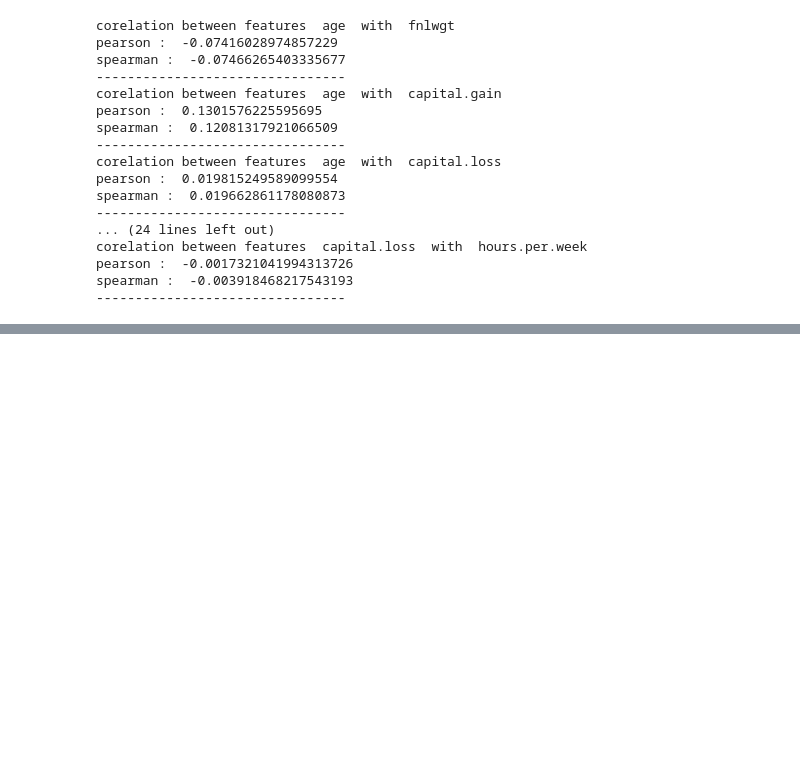
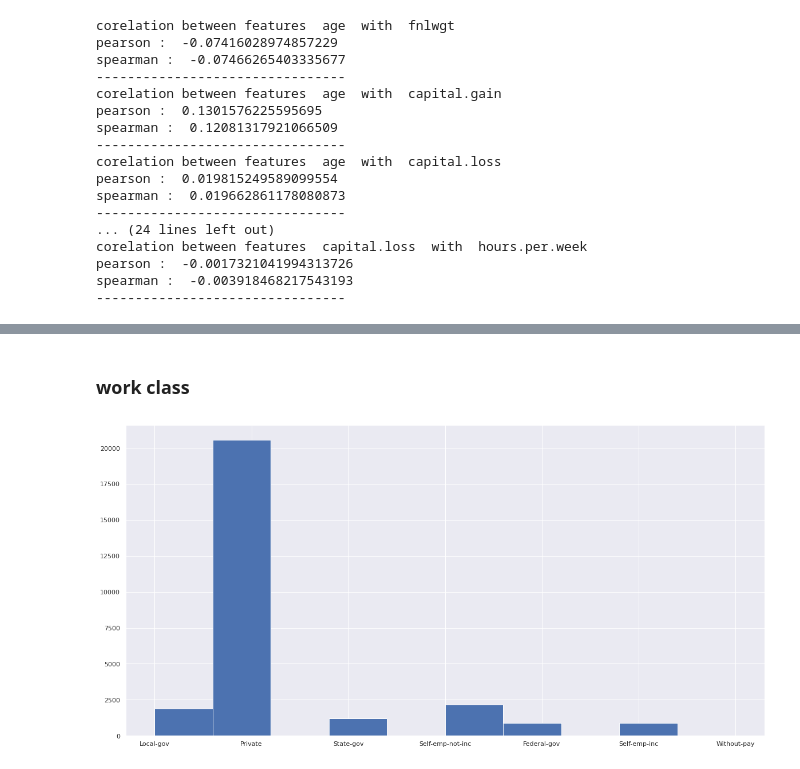
Before and after one commit to nicholasanthonys/tubes-probabilias-statistika, a Jupyter notebook: Tubes Data Cleaning.ipynb, the cells around one changed output, grey strips where cells are left out. Saved outputs shown, nothing was run; the diff lists cells and outputs as text; code cells hidden in the pictures; blank space fills up the shorter version.

```diff
--- a/Tubes Data Cleaning.ipynb
+++ b/Tubes Data Cleaning.ipynb
@@ -355,0 +365,8 @@ spearman :  -0.003918468217543193
+# %% [markdown]
+### work class
+# %%
+plt.figure(figsize=[20,10])
+plt.hist(datacensus["workclass"])
+plt.show()
+# %% [output]
+[figure, added]
```
Also changed, not shown: parts of 15 cells of this notebook.
